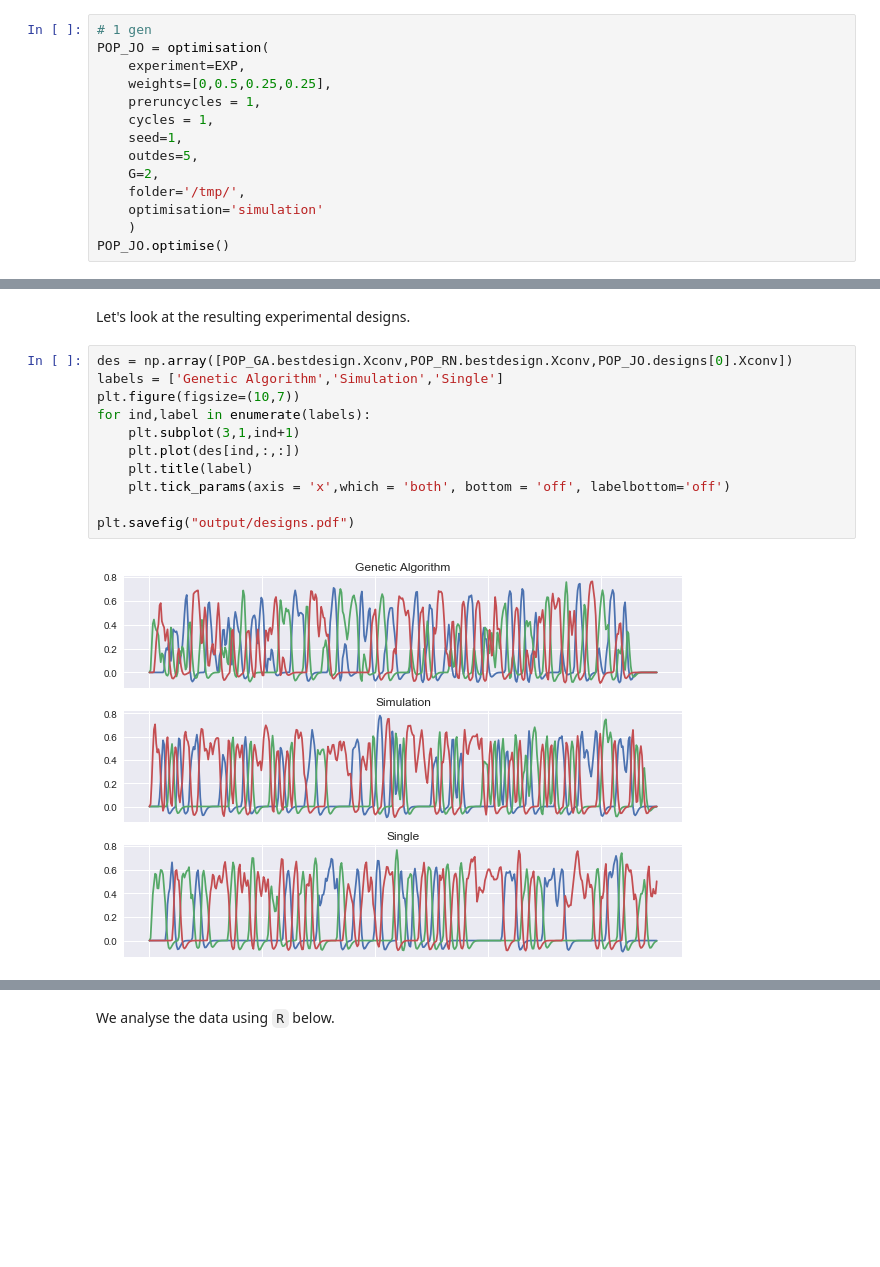
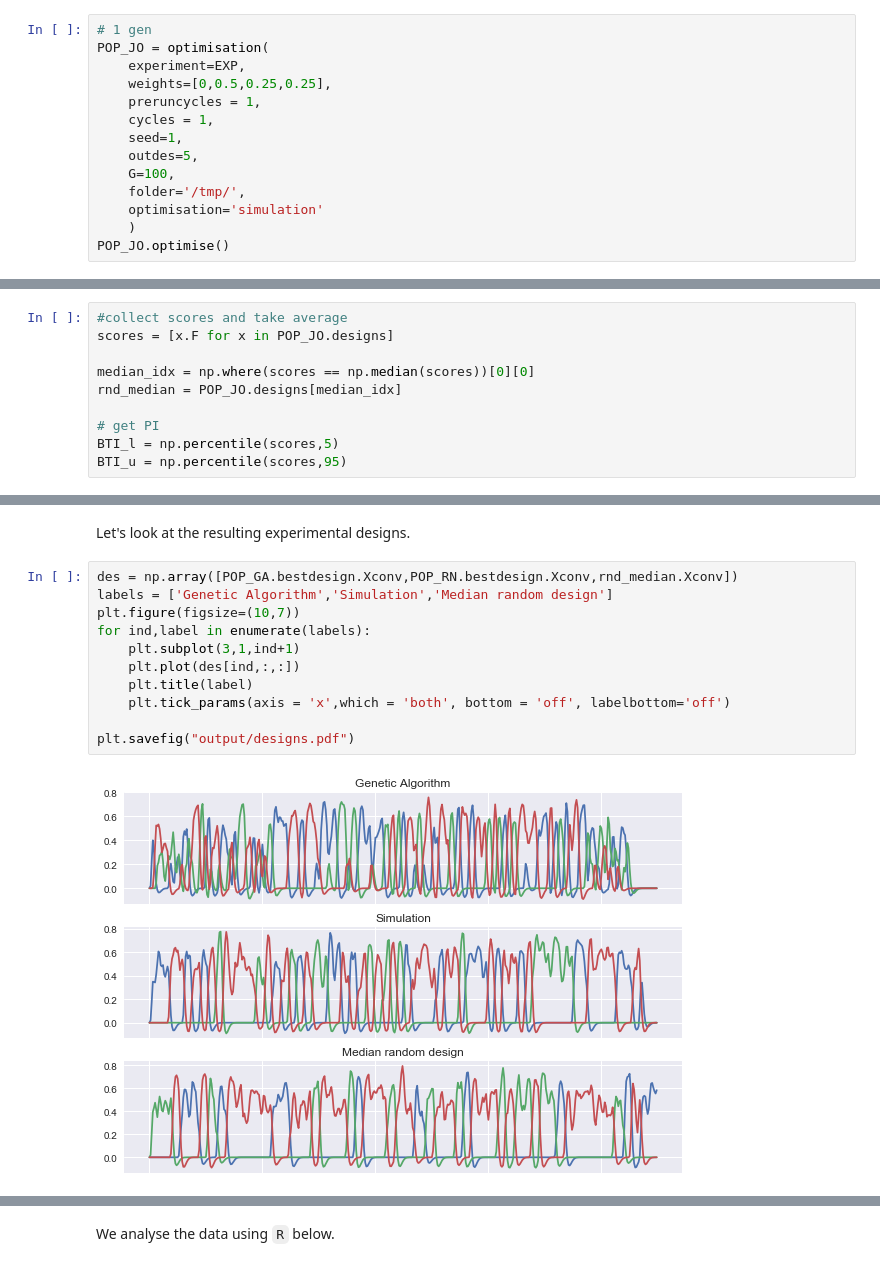
Before and after one commit to neuropower/neurodesign, a Jupyter notebook: examples/comparison_neurodesign.ipynb, the cells around one changed output, grey strips where cells are left out. Saved outputs shown, nothing was run; the diff lists cells and outputs as text; blank space fills up the shorter version.

```diff
--- a/examples/comparison_neurodesign.ipynb
+++ b/examples/comparison_neurodesign.ipynb
@@ -117,7 +118,7 @@ POP_JO = optimisation(
     cycles = 1,
     seed=1,
     outdes=5,
-    G=2,
+    G=100,
     folder='/tmp/',
     optimisation='simulation'
     )
@@ -125,6 +126,16 @@ POP_JO.optimise()
 # %% [output]
 100% |########################################################################|
 <neurodesign.neurodesign.optimisation at 0x...>
+# %%
+#collect scores and take average
+scores = [x.F for x in POP_JO.designs]
+
+median_idx = np.where(scores == np.median(scores))[0][0]
+rnd_median = POP_JO.designs[median_idx]
+
+# get PI
+BTI_l = np.percentile(scores,5)
+BTI_u = np.percentile(scores,95)
 # %%
 print("Optimisation score - random: %s \n\
 Optimisation score - genetic algorithm: %s \n\
@@ -138,15 +148,15 @@ Optimisation score - simulation: 0.676443281112411
 # %% [markdown]
 Let's look at the resulting experimental designs.
 # %%
-des = np.array([POP_GA.bestdesign.Xconv,POP_RN.bestdesign.Xconv,POP_JO.designs[0].Xconv])
-labels = ['Genetic Algorithm','Simulation','Single']
+des = np.array([POP_GA.bestdesign.Xconv,POP_RN.bestdesign.Xconv,rnd_median.Xconv])
+labels = ['Genetic Algorithm','Simulation','Median random design']
 plt.figure(figsize=(10,7))
 for ind,label in enumerate(labels):
     plt.subplot(3,1,ind+1)
     plt.plot(des[ind,:,:])
     plt.title(label)
     plt.tick_params(axis = 'x',which = 'both', bottom = 'off', labelbottom='off')
 
 plt.savefig("output/designs.pdf")
 # %% [output]
-[figure, old version]
+[figure, new version]
```
Also changed, not shown: parts of 11 cells of this notebook, 5 other files.
